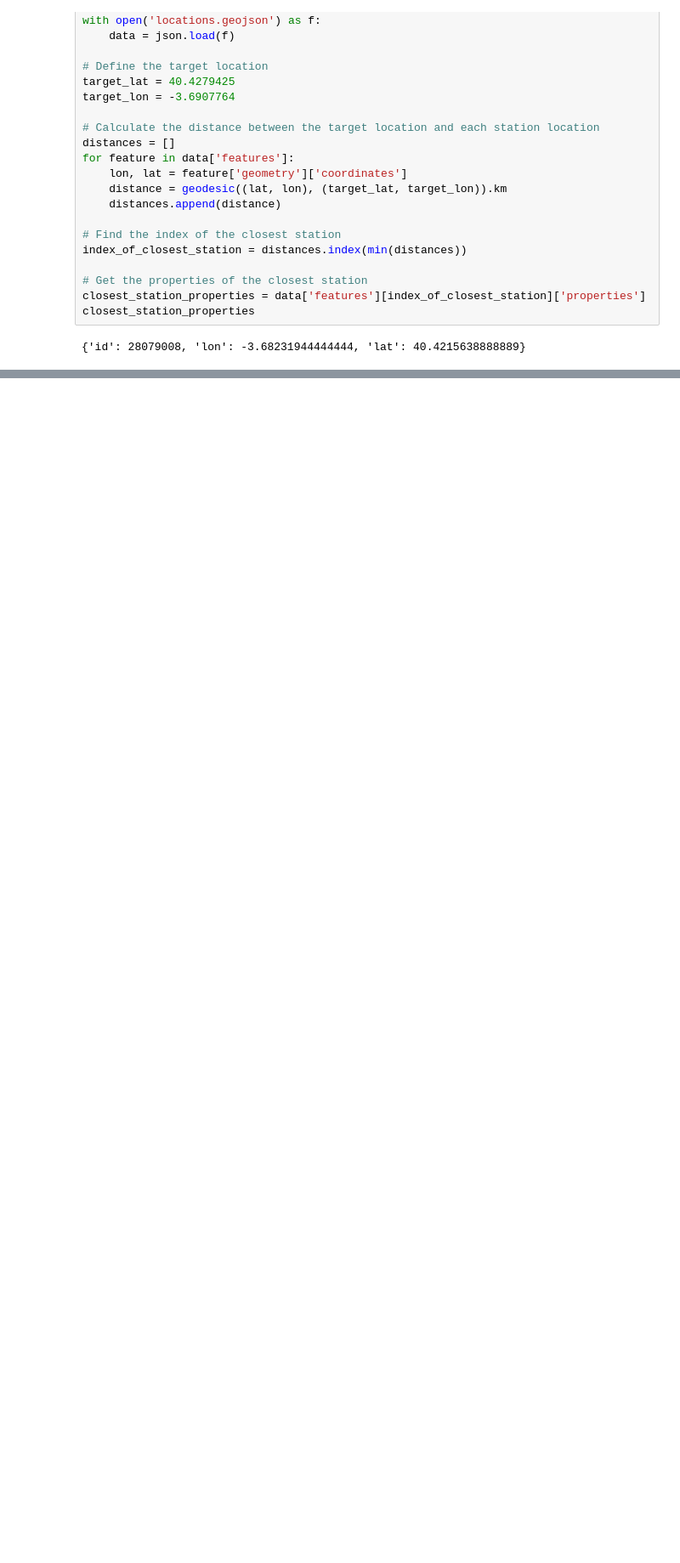
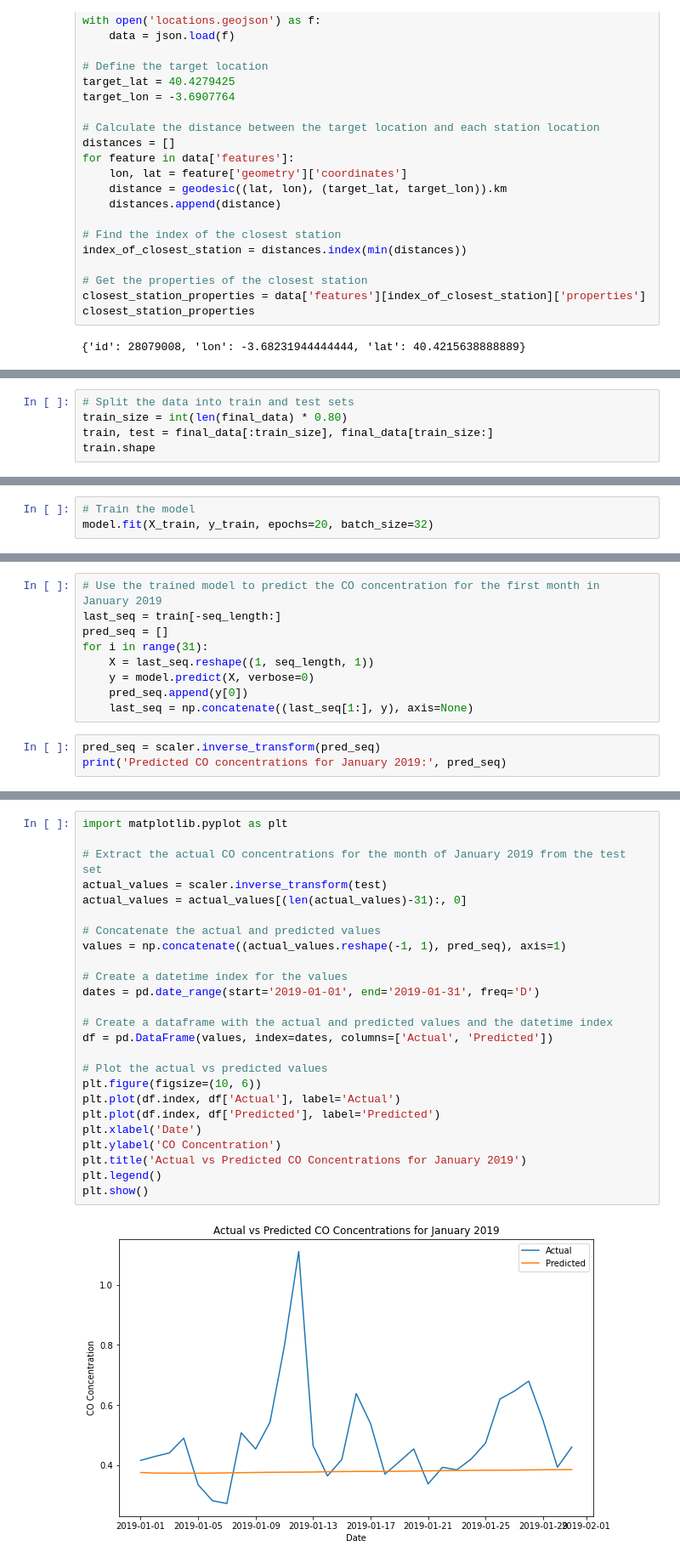
Before and after one commit to tarek-05/Gan_demo, a Jupyter notebook: CO_Concentration_predictions.ipynb, the cells around one changed output, grey strips where cells are left out. Shown: that part at 85% size. Drawn from its saved outputs; the diff is of its cells as text; blank space fills up the shorter version.

```diff
--- a/CO_Concentration_predictions.ipynb
+++ b/CO_Concentration_predictions.ipynb
@@ -139,0 +244,5 @@ closest_station_properties
+# %%
+# Split the data into train and test sets
+train_size = int(len(final_data) * 0.80)
+train, test = final_data[:train_size], final_data[train_size:]
+train.shape
@@ -139,0 +274,3 @@ closest_station_properties
+# %%
+# Train the model
+model.fit(X_train, y_train, epochs=20, batch_size=32)
@@ -139,0 +309,12 @@ closest_station_properties
+# %%
+# Use the trained model to predict the CO concentration for the first month in January 2019
+last_seq = train[-seq_length:]
+pred_seq = []
+for i in range(31):
+    X = last_seq.reshape((1, seq_length, 1))
+    y = model.predict(X, verbose=0)
+    pred_seq.append(y[0])
+    last_seq = np.concatenate((last_seq[1:], y), axis=None)
+# %%
+pred_seq = scaler.inverse_transform(pred_seq)
+print('Predicted CO concentrations for January 2019:', pred_seq)
@@ -139,0 +339,27 @@ closest_station_properties
+# %%
+import matplotlib.pyplot as plt
+
+# Extract the actual CO concentrations for the month of January 2019 from the test set
+actual_values = scaler.inverse_transform(test)
+actual_values = actual_values[(len(actual_values)-31):, 0]
+
+# Concatenate the actual and predicted values
+values = np.concatenate((actual_values.reshape(-1, 1), pred_seq), axis=1)
+
+# Create a datetime index for the values
+dates = pd.date_range(start='2019-01-01', end='2019-01-31', freq='D')
+
+# Create a dataframe with the actual and predicted values and the datetime index
+df = pd.DataFrame(values, index=dates, columns=['Actual', 'Predicted'])
+
+# Plot the actual vs predicted values
+plt.figure(figsize=(10, 6))
+plt.plot(df.index, df['Actual'], label='Actual')
+plt.plot(df.index, df['Predicted'], label='Predicted')
+plt.xlabel('Date')
+plt.ylabel('CO Concentration')
+plt.title('Actual vs Predicted CO Concentrations for January 2019')
+plt.legend()
+plt.show()
+# %% [output]
+[figure, added]
```
Also changed, not shown: parts of 22 cells of this notebook.
